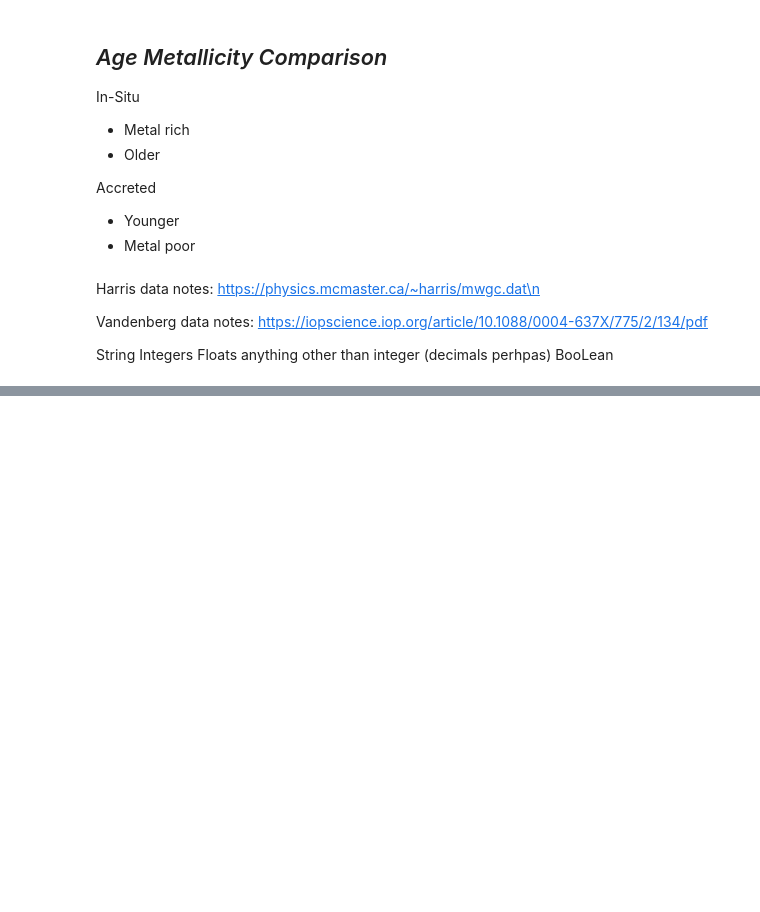
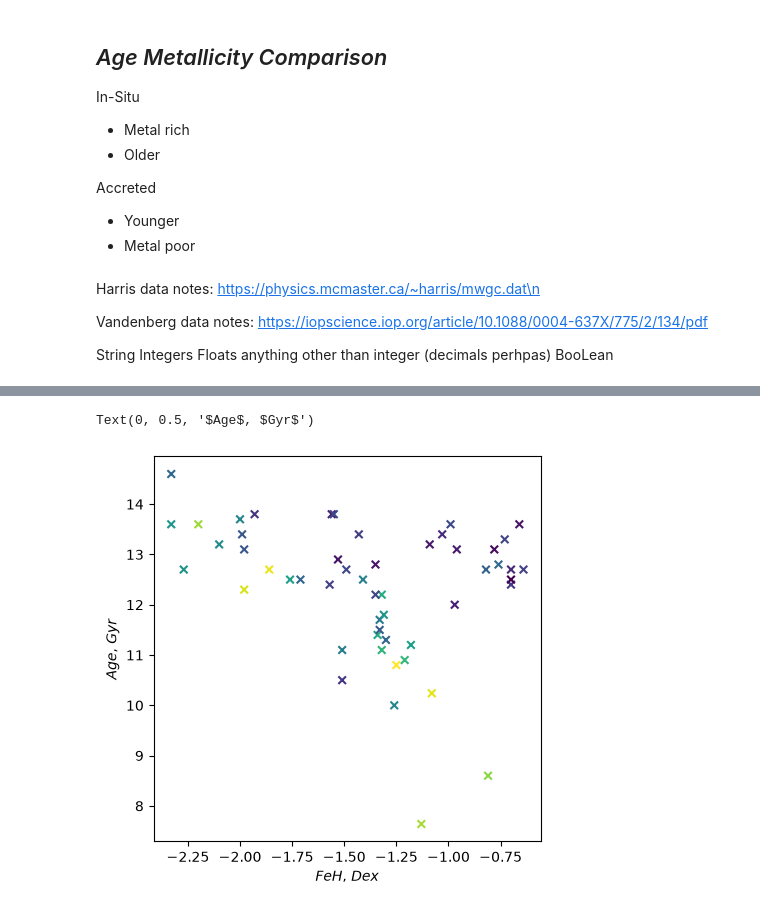
Before and after one commit to stormrealz/PHYS3116_Larawag, a Jupyter notebook: Will's Notes.ipynb, the cells around one changed output, grey strips where cells are left out. Drawn from its saved outputs; the diff is of its cells as text; code cells hidden in the pictures; blank space fills up the shorter version.

```diff
--- a/Will's Notes.ipynb
+++ b/Will's Notes.ipynb
@@ -40,0 +121,3 @@ BooLean
+# %%
+master_R_G = master_catalogue_will['R_G']
+master_R_G
@@ -40,0 +150,9 @@ BooLean
+# %%
+fig, axes = plt.subplots(1, figsize=(5,5)) #I only need one plot
+FeHvsAge = axes.scatter(master_FeH, master_Age, c=master_R_G, marker='x', s=30, cmap='viridis') # plot components
+axes.set_xlabel('$FeH$, $Dex$') # x-axis label
+axes.set_ylabel('$Age$, $Gyr$') # y-axis label
+#fig.colorbar(FeHvsAge, ax=axes[0], label = 'R_gc') not working
+# %% [output]
+Text(0, 0.5, '$Age$, $Gyr$')
+[figure, added]
```
Also changed, not shown: parts of 7 cells of this notebook, 2 other files.
